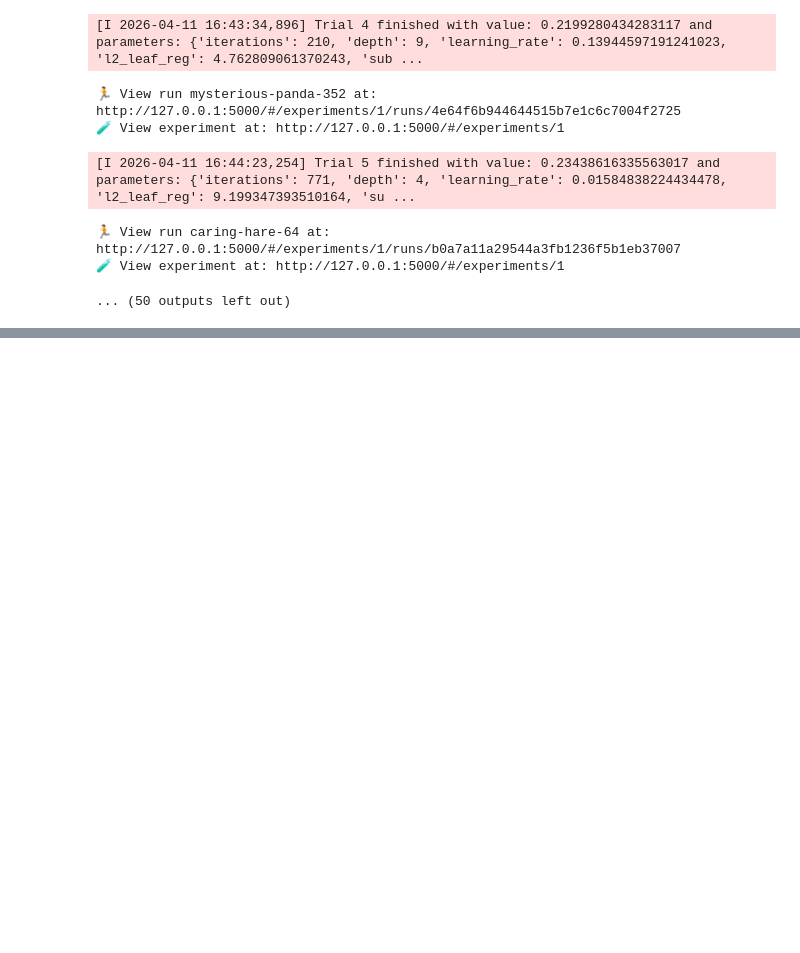
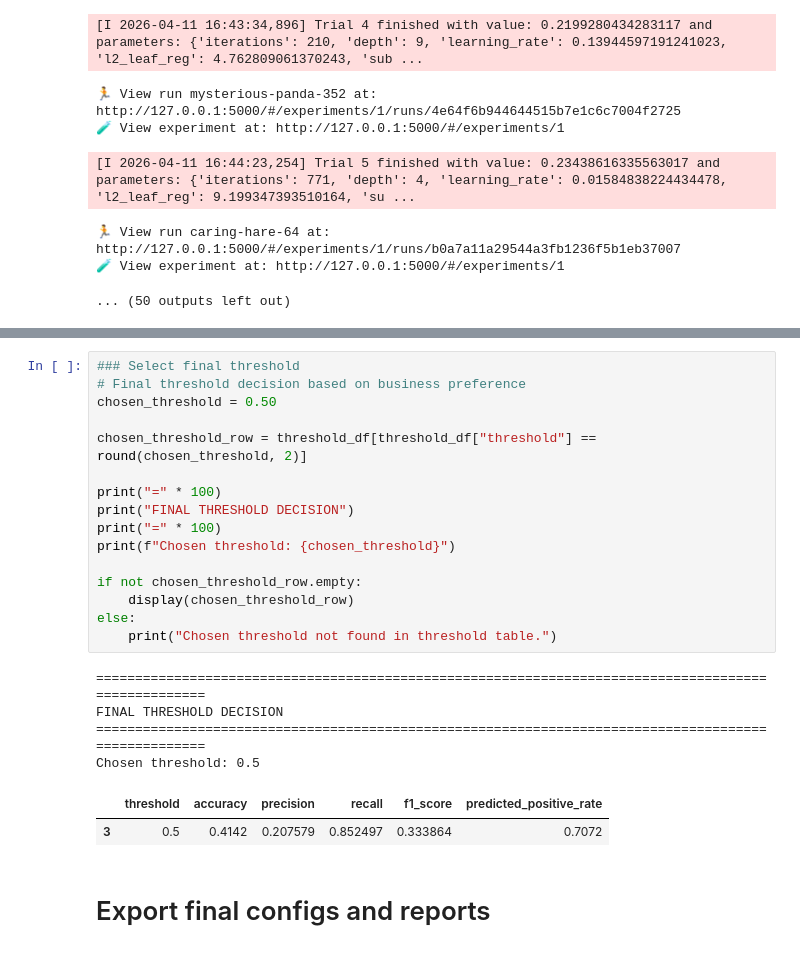
Before and after one commit to thuhang012/mlops-customer-churn, a Jupyter notebook: notebooks/02_experiment.ipynb, the cells around one changed output, grey strips where cells are left out. Drawn from its saved outputs; the diff is of its cells as text; blank space fills up the shorter version.

```diff
--- a/notebooks/02_experiment.ipynb
+++ b/notebooks/02_experiment.ipynb
@@ -804,0 +910,25 @@ recall_priority_df.head(10)
+# %%
+### Select final threshold
+# Final threshold decision based on business preference
+chosen_threshold = 0.50
+
+chosen_threshold_row = threshold_df[threshold_df["threshold"] == round(chosen_threshold, 2)]
+
+print("=" * 100)
+print("FINAL THRESHOLD DECISION")
+print("=" * 100)
+print(f"Chosen threshold: {chosen_threshold}")
+
+if not chosen_threshold_row.empty:
+    display(chosen_threshold_row)
+else:
+    print("Chosen threshold not found in threshold table.")
+# %% [output]
+====================================================================================================
+FINAL THRESHOLD DECISION
+====================================================================================================
+Chosen threshold: 0.5
+|  | threshold | accuracy | precision | recall | f1_score | predicted_positive_rate |
+| 3 | 0.5 | 0.4142 | 0.207579 | 0.852497 | 0.333864 | 0.7072 |
+# %% [markdown]
+# Export final configs and reports
```
Also changed, not shown: parts of 15 cells of this notebook, 2 other files.
